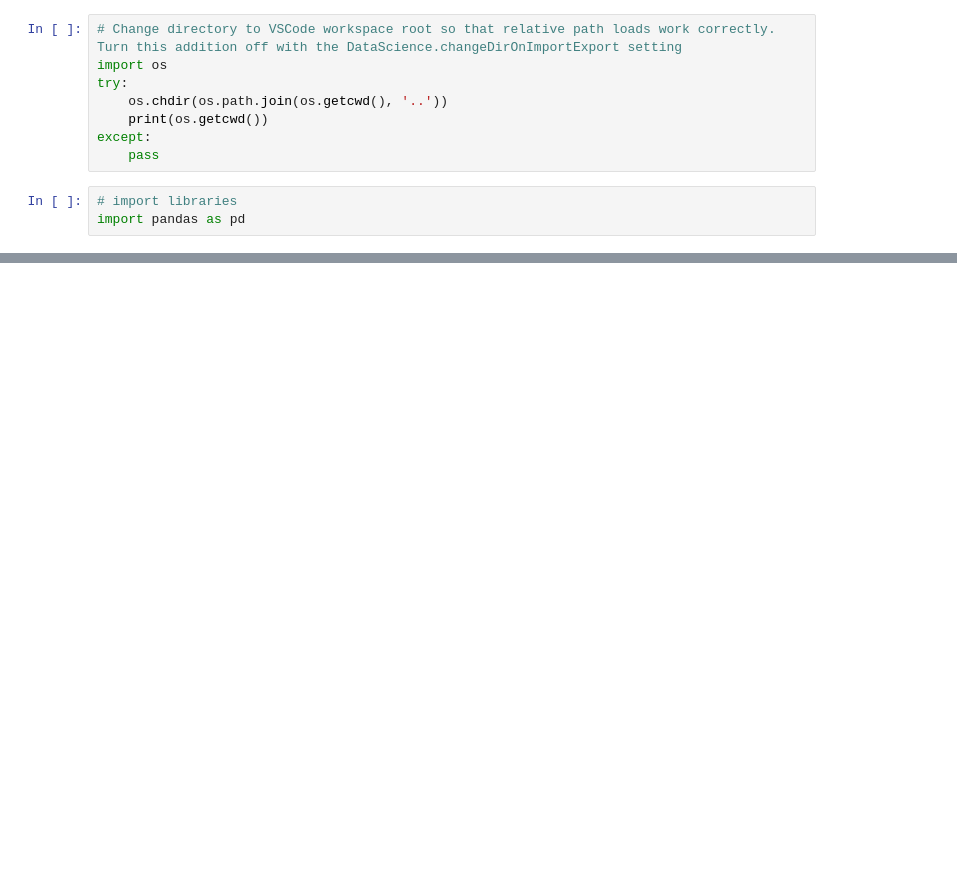
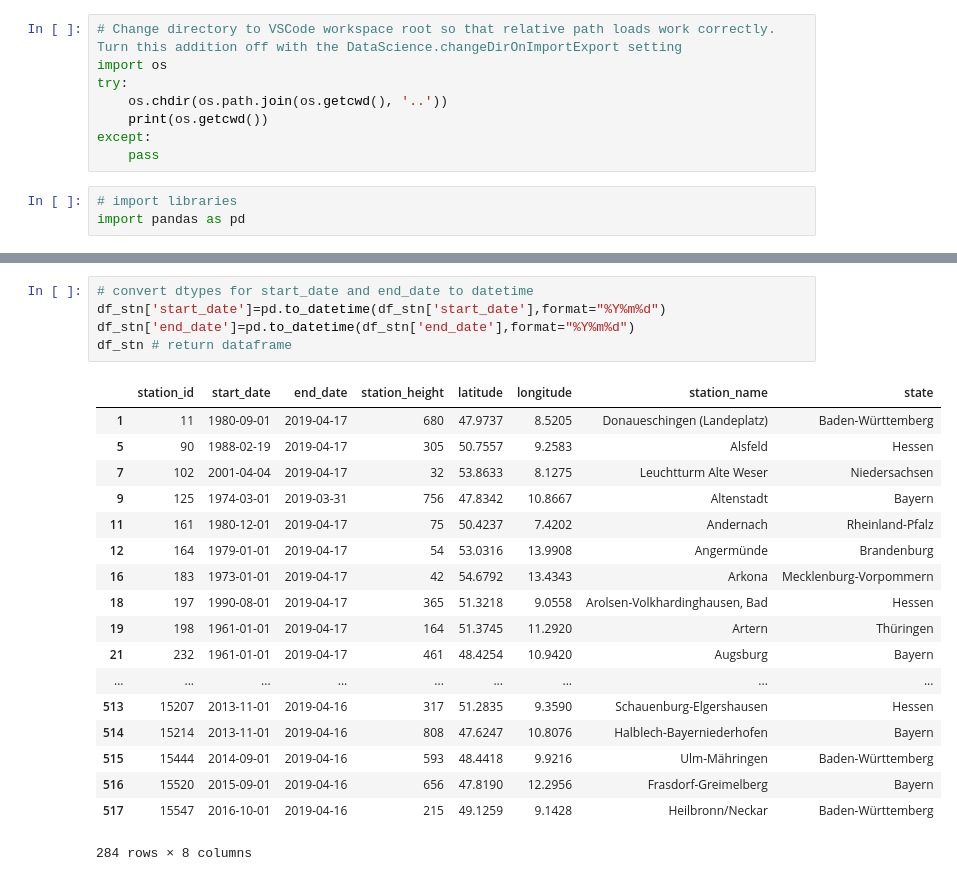
Before and after one commit to DrRoad/short-term-forecasting, a Jupyter notebook: jupyter-notebooks/meteo-hourly_wind-DE.ipynb, the cells around one changed output, grey strips where cells are left out. Cells and saved outputs as stored; diff of their text form; blank space fills up the shorter version.

```diff
--- a/jupyter-notebooks/meteo-hourly_wind-DE.ipynb
+++ b/jupyter-notebooks/meteo-hourly_wind-DE.ipynb
@@ -38,0 +59,24 @@ df_stn
+# %%
+# convert dtypes for start_date and end_date to datetime
+df_stn['start_date']=pd.to_datetime(df_stn['start_date'],format="%Y%m%d")
+df_stn['end_date']=pd.to_datetime(df_stn['end_date'],format="%Y%m%d")
+df_stn # return dataframe
+# %% [output]
+|  | station_id | start_date | end_date | station_height | latitude | longitude | station_name | state |
+| 1 | 11 | 1980-09-01 | 2019-04-17 | 680 | 47.9737 | 8.5205 | Donaueschingen (Landeplatz) | Baden-Württemberg |
+| 5 | 90 | 1988-02-19 | 2019-04-17 | 305 | 50.7557 | 9.2583 | Alsfeld | Hessen |
+| 7 | 102 | 2001-04-04 | 2019-04-17 | 32 | 53.8633 | 8.1275 | Leuchtturm Alte Weser | Niedersachsen |
+| 9 | 125 | 1974-03-01 | 2019-03-31 | 756 | 47.8342 | 10.8667 | Altenstadt | Bayern |
+| 11 | 161 | 1980-12-01 | 2019-04-17 | 75 | 50.4237 | 7.4202 | Andernach | Rheinland-Pfalz |
+| 12 | 164 | 1979-01-01 | 2019-04-17 | 54 | 53.0316 | 13.9908 | Angermünde | Brandenburg |
+| 16 | 183 | 1973-01-01 | 2019-04-17 | 42 | 54.6792 | 13.4343 | Arkona | Mecklenburg-Vorpommern |
+| 18 | 197 | 1990-08-01 | 2019-04-17 | 365 | 51.3218 | 9.0558 | Arolsen-Volkhardinghausen, Bad | Hessen |
+| 19 | 198 | 1961-01-01 | 2019-04-17 | 164 | 51.3745 | 11.2920 | Artern | Thüringen |
+| 21 | 232 | 1961-01-01 | 2019-04-17 | 461 | 48.4254 | 10.9420 | Augsburg | Bayern |
+| ... | ... | ... | ... | ... | ... | ... | ... | ... |
+| 513 | 15207 | 2013-11-01 | 2019-04-16 | 317 | 51.2835 | 9.3590 | Schauenburg-Elgershausen | Hessen |
+| 514 | 15214 | 2013-11-01 | 2019-04-16 | 808 | 47.6247 | 10.8076 | Halblech-Bayerniederhofen | Bayern |
+| 515 | 15444 | 2014-09-01 | 2019-04-16 | 593 | 48.4418 | 9.9216 | Ulm-Mähringen | Baden-Württemberg |
+| 516 | 15520 | 2015-09-01 | 2019-04-16 | 656 | 47.8190 | 12.2956 | Frasdorf-Greimelberg | Bayern |
+| 517 | 15547 | 2016-10-01 | 2019-04-16 | 215 | 49.1259 | 9.1428 | Heilbronn/Neckar | Baden-Württemberg |
+284 rows × 8 columns
```
Also changed, not shown: parts of 26 cells of this notebook, 10 other files.
